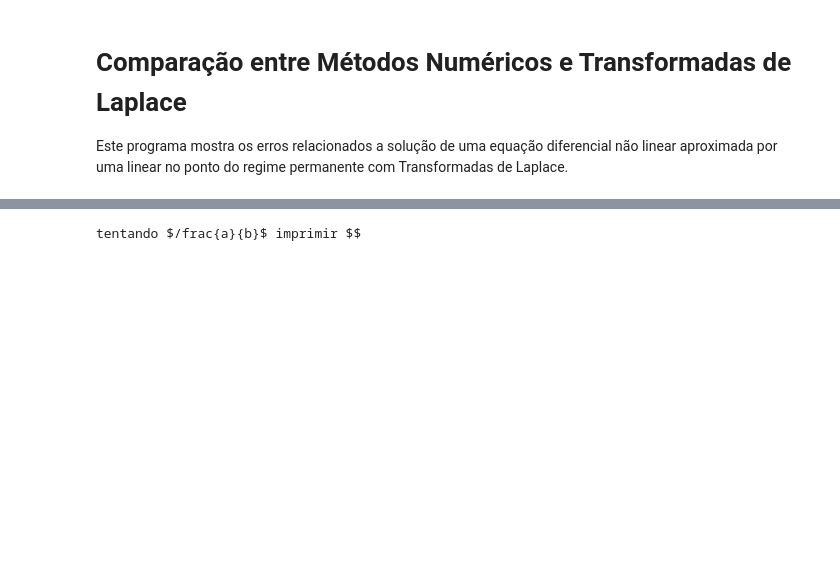
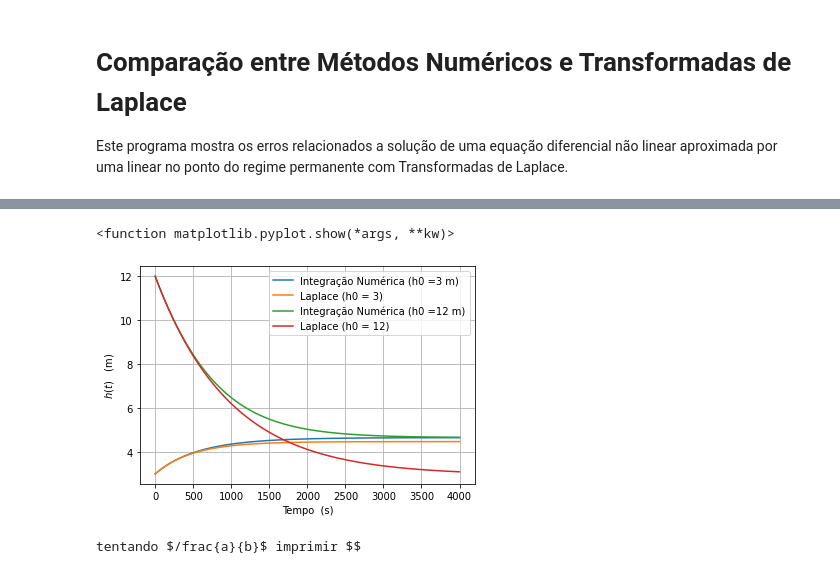
Before and after one commit to yahicoS/CadernosControle-Colab, a Jupyter notebook: ComparaçãoentreMetodosNuméricoseTransformadasdeLaplace.ipynb, the cells around one changed output, grey strips where cells are left out. Saved outputs shown, nothing was run; the diff lists cells and outputs as text; code cells hidden in the pictures; blank space fills up the shorter version.

Commit message:
Aprimorado para mostrar a comparação de diferentes condições iniciais no mesmo Gráfico (assim é possível ver como a distância do regime permanente influência na precisão da linearização)

```diff
--- a/ComparaçãoentreMetodosNuméricoseTransformadasdeLaplace.ipynb
+++ b/ComparaçãoentreMetodosNuméricoseTransformadasdeLaplace.ipynb
@@ -70,3 +71,56 @@ plt.show
+# %%
+import numpy as np
+import matplotlib.pyplot as plt
+from scipy.integrate import odeint
+
+
+
+
+
+#Definindo o vetor tempo
+t = np.linspace(0,tf,1000)
+
+#declarando as condições iniciais na forma vetorial
+
+h0Var = [3, 12]
+
+
+
+
+
+
+#Termos para cálculo utilizando Laplace
+A = pi * R**2
+C = pi * r**2 * (2*g)**.5
+K = len(h0Var) * [0]
+tau = len(h0Var) * [0]
+LVar = len(h0Var) * [0]
+QeBarraVar = len(h0Var) * [0]
+
+for i in range(0,len(h0Var)):
+  #Resolvendo numericamente e definindo o gráfico
+  y = odeint(ode,h0Var[i],t,args=(R,r,Qe))
+  plt.plot(t,y[:,0],label=f"Integração Numérica (h0 ={h0Var[i]} m)")
+
+  #Resolvendo por Laplace e definindo o gráfico
+  K[i] = (2 * (h0Var[i])**.5)/ C
+  tau[i] = 2 * A * (h0Var[i])**.5 / C
+  QeBarraVar[i] = pi * r**2 * (2*g*h0Var[i])**.5
+  LVar[i] = Qe - QeBarraVar[i]
+  yVarLap = K[i] * LVar[i] * (1-np.exp(-t/tau[i])) + h0Var[i]
+  plt.plot(t,yVarLap,label=f"Laplace (h0 = {h0Var[i]})")
+
+
+
+#definindo restante do gráfico e plotando
+plt.xlabel(r'Tempo  (s)', fontsize = 'medium')
+plt.ylabel(r'$h(t)$   ($\mathrm{m}}$)', fontsize = 'medium')
+plt.legend()
+plt.grid()
+plt.show
+# %% [output]
+<function matplotlib.pyplot.show(*args, **kw)>
+[figure, added]
 # %%
 a = r'$/frac{a}{b}$'
 print(f"tentando {a} imprimir $$")
```
Also changed, not shown: parts of 3 cells of this notebook.
